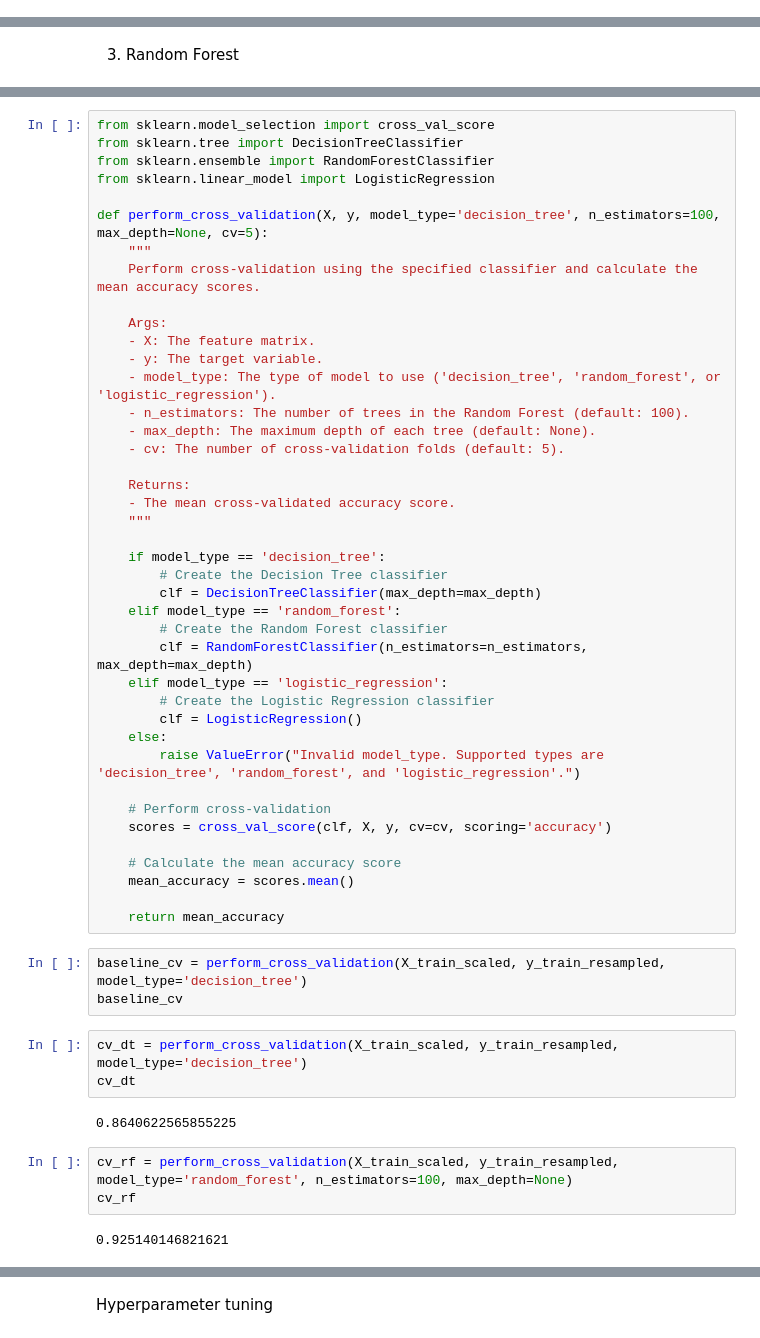
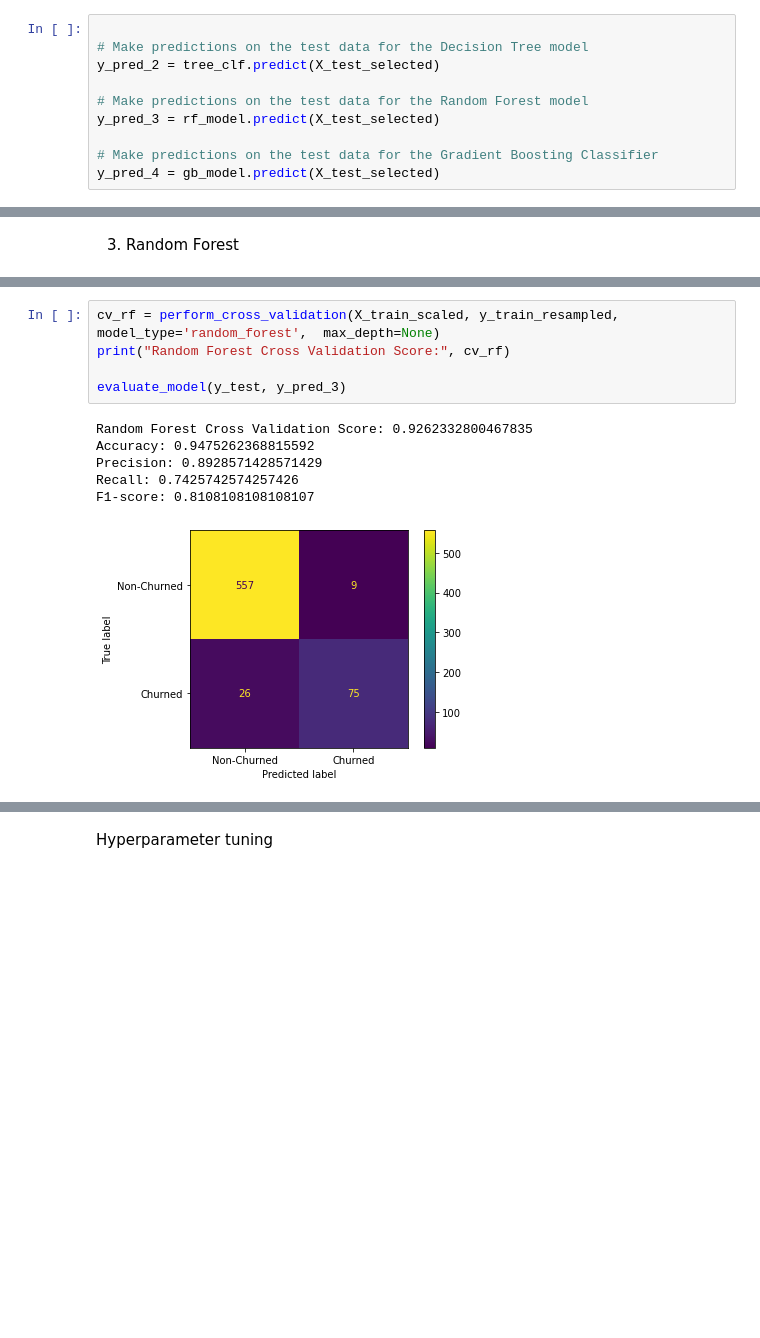
Before and after one commit to pauline-ndungu/SyriaTel-Customer-Churn-Prediction-Project, a Jupyter notebook: index.ipynb, the cells around one changed output, grey strips where cells are left out. Cells and saved outputs as stored; diff of their text form; blank space fills up the shorter version.

```diff
--- a/index.ipynb
+++ b/index.ipynb
@@ -479,0 +641,10 @@ y_pred_3 = rf_model.predict(X_test_scaled)
+# %%
+
+# Make predictions on the test data for the Decision Tree model
+y_pred_2 = tree_clf.predict(X_test_selected)
+
+# Make predictions on the test data for the Random Forest model
+y_pred_3 = rf_model.predict(X_test_selected)
+
+# Make predictions on the test data for the Gradient Boosting Classifier
+y_pred_4 = gb_model.predict(X_test_selected)
@@ -510,54 +692,12 @@ F1-score: 0.7474747474747475
-# %%
-from sklearn.model_selection import cross_val_score
-from sklearn.tree import DecisionTreeClassifier
-from sklearn.ensemble import RandomForestClassifier
-from sklearn.linear_model import LogisticRegression
-
-def perform_cross_validation(X, y, model_type='decision_tree', n_estimators=100, max_depth=None, cv=5):
-    """
-    Perform cross-validation using the specified classifier and calculate the mean accuracy scores.
-
-    Args:
-    - X: The feature matrix.
-    - y: The target variable.
-    - model_type: The type of model to use ('decision_tree', 'random_forest', or 'logistic_regression').
-    - n_estimators: The number of trees in the Random Forest (default: 100).
-    - max_depth: The maximum depth of each tree (default: None).
-    - cv: The number of cross-validation folds (default: 5).
-
-    Returns:
-    - The mean cross-validated accuracy score.
-    """
-
-    if model_type == 'decision_tree':
-        # Create the Decision Tree classifier
-        clf = DecisionTreeClassifier(max_depth=max_depth)
-    elif model_type == 'random_forest':
-        # Create the Random Forest classifier
-        clf = RandomForestClassifier(n_estimators=n_estimators, max_depth=max_depth)
-    elif model_type == 'logistic_regression':
-        # Create the Logistic Regression classifier
-        clf = LogisticRegression()
-    else:
-        raise ValueError("Invalid model_type. Supported types are 'decision_tree', 'random_forest', and 'logistic_regression'.")
-
-    # Perform cross-validation
-    scores = cross_val_score(clf, X, y, cv=cv, scoring='accuracy')
-
-    # Calculate the mean accuracy score
-    mean_accuracy = scores.mean()
-
-    return mean_accuracy
-# %%
-baseline_cv = perform_cross_validation(X_train_scaled, y_train_resampled, model_type='decision_tree')
-baseline_cv
-# %%
-cv_dt = perform_cross_validation(X_train_scaled, y_train_resampled, model_type='decision_tree')
-cv_dt
-# %% [output]
-0.8640622565855225
 # %%
-cv_rf = perform_cross_validation(X_train_scaled, y_train_resampled, model_type='random_forest', n_estimators=100, max_depth=None)
-cv_rf
+cv_rf = perform_cross_validation(X_train_scaled, y_train_resampled, model_type='random_forest',  max_depth=None)
+print("Random Forest Cross Validation Score:", cv_rf)
+
+evaluate_model(y_test, y_pred_3)
 # %% [output]
-0.925140146821621
+Random Forest Cross Validation Score: 0.9262332800467835
+Accuracy: 0.9475262368815592
+Precision: 0.8928571428571429
+Recall: 0.7425742574257426
+F1-score: 0.8108108108108107
+[figure, added]
```
Also changed, not shown: parts of 59 cells of this notebook.
